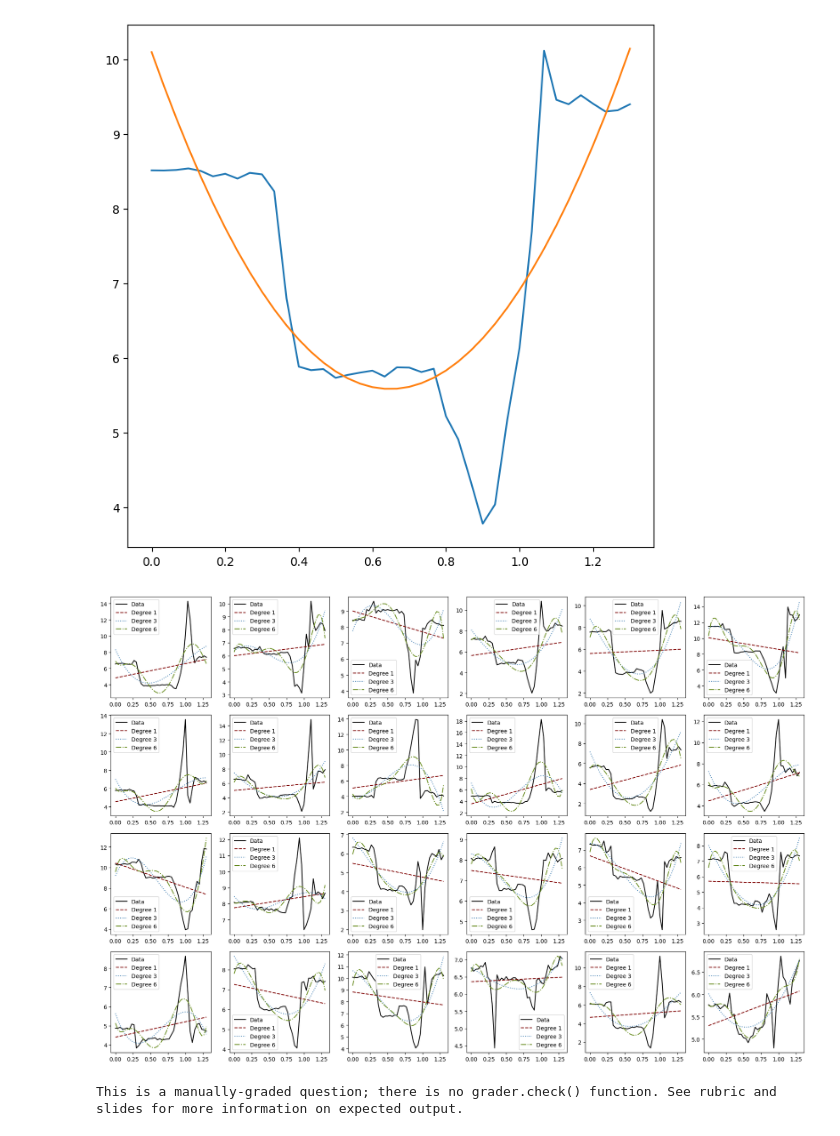
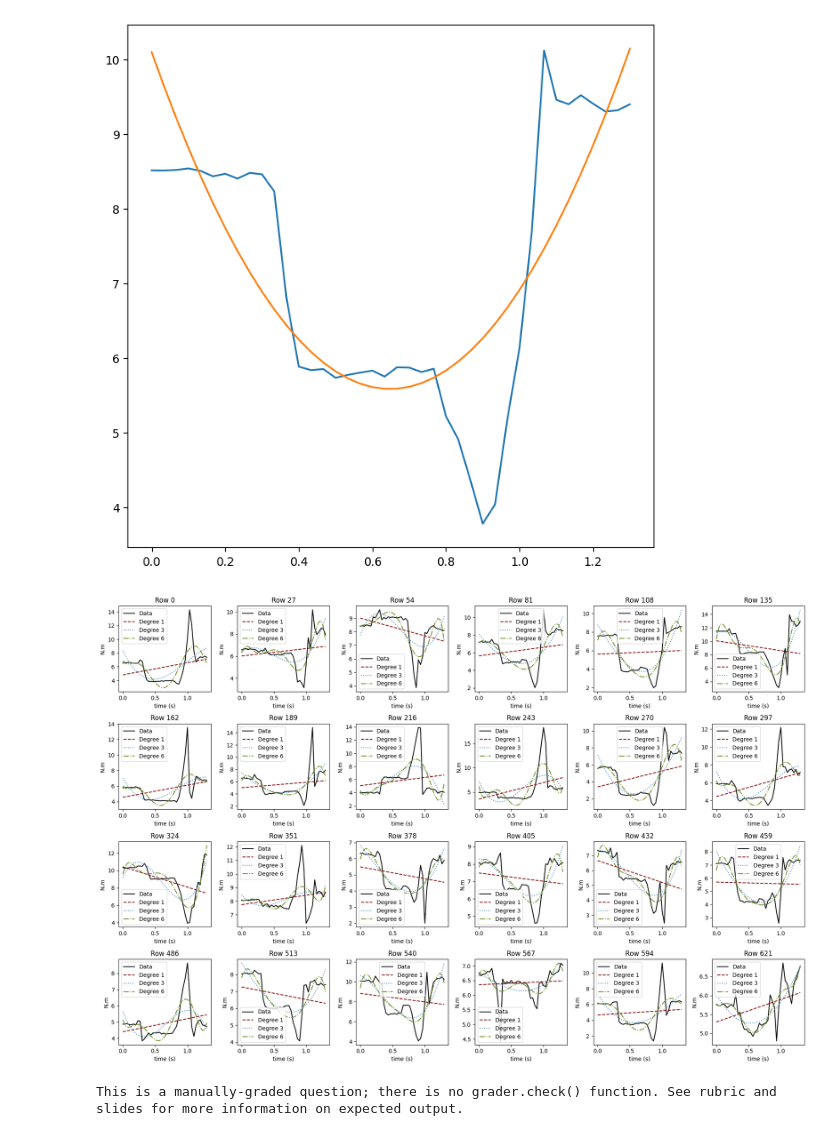
Before and after one commit to JPizzleDrizzle/JPIntroPythonProgramming, a Jupyter notebook: Week_4_fitting/Lab_4_data_fitting.ipynb, the cells around one changed output. Drawn from its saved outputs; the diff is of its cells as text; code cells hidden in the pictures.

Commit message:
Added labels to lab 4 plots

```diff
--- a/Week_4_fitting/Lab_4_data_fitting.ipynb
+++ b/Week_4_fitting/Lab_4_data_fitting.ipynb
@@ -355,34 +355,38 @@ lstyle = ('dashed', 'dotted', 'dashdot')
 # This loops over the total number of plots we can fit
 for i in range(0, n_total_plots):
     # Yes, this works - it's the same as doing r = row_offset + p // ncols on one line,
     #   and c = p % n_cols on the second line
     r, c = i // n_cols, i % n_cols
     data_row_indx = i * n_skip
 
     # Plot 4 things in this figure:
     #   the original data (in black)
     #   polynomial fits of degree 1, 3, 6
     # Note: use axs[r, c]
     # Note 2: The data row you want is in data_row_indx...
     # Note 3: Use polynomial.polyval(ts, ret_poly) to create y values for your t values
     first_ret_poly = fit_poly(ts, data_wrist_force_magnitude[data_row_indx], deg=1)
     third_ret_poly = fit_poly(ts, data_wrist_force_magnitude[data_row_indx], deg=3)
     sixth_ret_poly = fit_poly(ts, data_wrist_force_magnitude[data_row_indx], deg=6)
 
     first_poly_vals = polynomial.polyval(ts, first_ret_poly)
     third_poly_vals = polynomial.polyval(ts, third_ret_poly)
     sixth_poly_vals = polynomial.polyval(ts, sixth_ret_poly)
 
     axs[r, c].plot(ts, data_wrist_force_magnitude[data_row_indx], color="black", label="Data")
     axs[r, c].plot(ts, first_poly_vals, color=color_deg[0], linestyle=lstyle[0], label="Degree 1")
     axs[r, c].plot(ts, third_poly_vals, color=color_deg[1], linestyle=lstyle[1], label="Degree 3")
     axs[r, c].plot(ts, sixth_poly_vals, color=color_deg[2], linestyle=lstyle[2], label="Degree 6")
 
+    axs[r, c].set_xlabel("time (s)")
+    axs[r, c].set_ylabel("N.m")
+    axs[r, c].set_title(f"Row {data_row_indx}")
+
     axs[r, c].legend()
 
 plt.tight_layout()
 # %% [output]
-[figure, old version]
+[figure, new version]
 # %%
 # Manual grade
 print("This is a manually-graded question; there is no grader.check() function. See rubric and slides for more information on expected output.")
```
Also changed, not shown: 1 other file.
